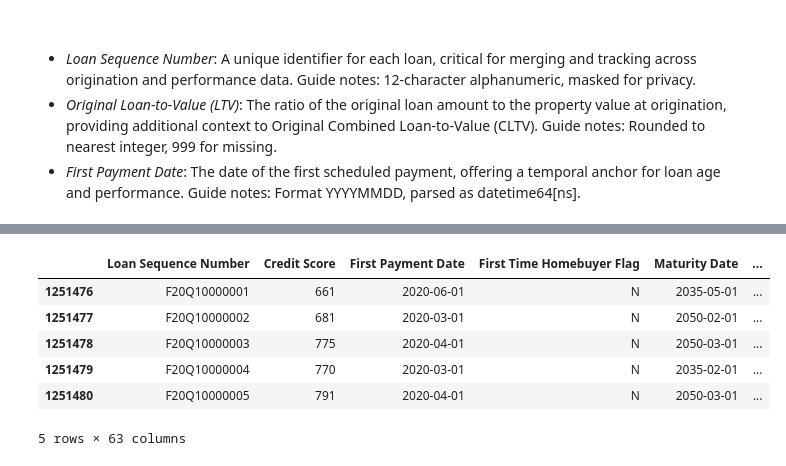
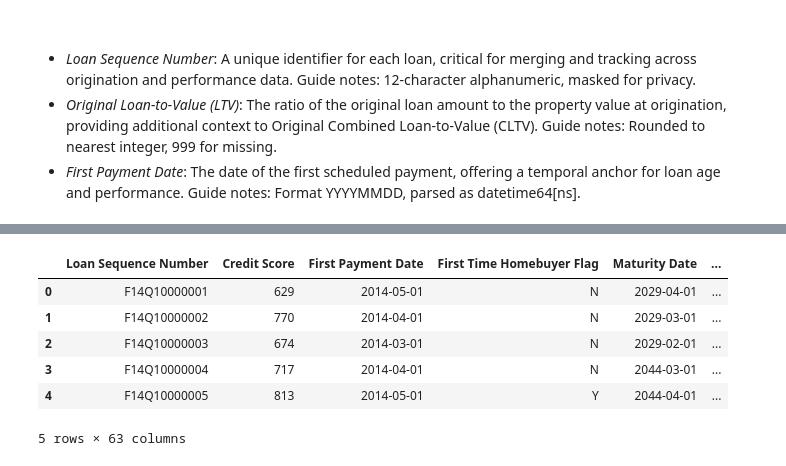
Before and after one commit to JoyWu-302121/Mortgage_Default_Predict, a Jupyter notebook: Code/data_extraction.ipynb, the cells around one changed output, grey strips where cells are left out. Cells and saved outputs as stored; diff of their text form; code cells hidden in the pictures.

```diff
--- a/Code/data_extraction.ipynb
+++ b/Code/data_extraction.ipynb
@@ -35,4 +34,3 @@ import os
 # %%
-df1 = pd.read_csv("/Users/61310joy/Default_Predict/Data/raw/merged_loans_part_2.csv")
-df2 = pd.read_csv("/Users/61310joy/Default_Predict/Data/raw/merged_loans_part_3.csv")
+df = pd.read_csv("/Users/61310joy/Default_Predict/Data/raw/merged_loans_2014_2024.csv")
 # %%
@@ -58,17 +46,15 @@ df2.head()
 # %%
-df1 = df1.rename(columns={
+df = df.rename(columns={
     "Unnamed: 0": "Loan Sequence Number",
 })
-df2 = df2.rename(columns={
-    "Unnamed: 0": "Loan Sequence Number",
-})
-df1 = df1[~df1["Loan Sequence Number"].astype(str).str.startswith("F19")]
-df1.head()
+
+df = df[~df["Loan Sequence Number"].astype(str).str.startswith("F19")]
+df.head()
 # %% [output]
 |  | Loan Sequence Number | Credit Score | First Payment Date | First Time Homebuyer Flag | Maturity Date | ... |
-| 1251476 | F20Q10000001 | 661 | 2020-06-01 | N | 2035-05-01 | ... |
-| 1251477 | F20Q10000002 | 681 | 2020-03-01 | N | 2050-02-01 | ... |
-| 1251478 | F20Q10000003 | 775 | 2020-04-01 | N | 2050-03-01 | ... |
-| 1251479 | F20Q10000004 | 770 | 2020-03-01 | N | 2035-02-01 | ... |
-| 1251480 | F20Q10000005 | 791 | 2020-04-01 | N | 2050-03-01 | ... |
+| 0 | F14Q10000001 | 629 | 2014-05-01 | N | 2029-04-01 | ... |
+| 1 | F14Q10000002 | 770 | 2014-04-01 | N | 2029-03-01 | ... |
+| 2 | F14Q10000003 | 674 | 2014-03-01 | N | 2029-02-01 | ... |
+| 3 | F14Q10000004 | 717 | 2014-04-01 | N | 2044-03-01 | ... |
+| 4 | F14Q10000005 | 813 | 2014-05-01 | Y | 2044-04-01 | ... |
 5 rows × 63 columns
```
Also changed, not shown: parts of 10 cells of this notebook, 2 other files.
